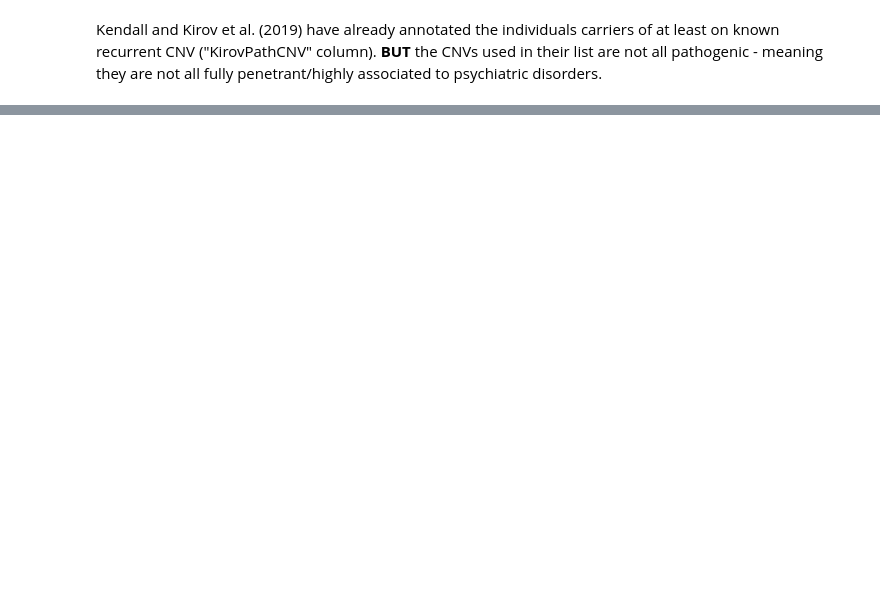
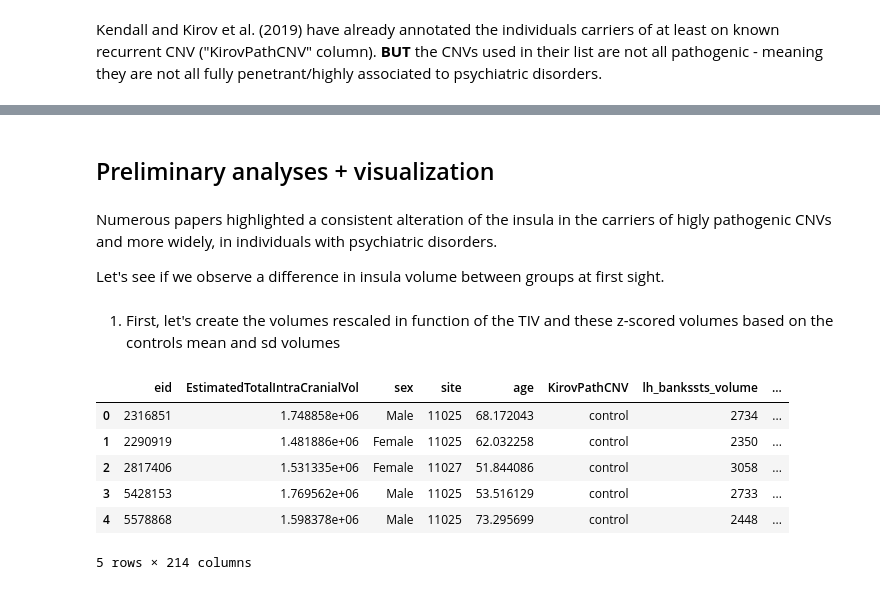
Before and after one commit to brainhack-school2020/EliseD_BLUP_Brain-Learning-Unicorn-Project, a Jupyter notebook: Data_description_and_selection.ipynb, the cells around one changed output, grey strips where cells are left out. Cells and saved outputs as stored; diff of their text form; code cells hidden in the pictures; blank space fills up the shorter version.

```diff
--- a/Data_description_and_selection.ipynb
+++ b/Data_description_and_selection.ipynb
@@ -66,0 +133,4 @@ I want to select only the ones from my list of pathogenic CNVs
+# %%
+# Create the binary groupe variable
+UKBB_gen_MRI["group"] = np.where(UKBB_gen_MRI.KirovPathCNV == "control", "control", "carrier")
+UKBB_gen_MRI['group'].value_counts()
@@ -66,0 +143,33 @@ I want to select only the ones from my list of pathogenic CNVs
+# %% [markdown]
+## Preliminary analyses + visualization
+# %% [markdown]
+Numerous papers highlighted a consistent alteration of the insula in the carriers of higly pathogenic CNVs and more widely, in individuals with psychiatric disorders.
+
+Let's see if we observe a difference in insula volume between groups at first sight.
+# %% [markdown]
+1) First, let's create the volumes rescaled in function of the TIV and these z-scored volumes based on the controls mean and sd volumes
+# %%
+# Subset of controls
+UKBB_gen_MRI_controls = UKBB_gen_MRI[UKBB_gen_MRI.KirovPathCNV == 'control']
+# %%
+# Create the TIV rescaled volumes columns
+cols = list(UKBB_gen_MRI.columns)
+cols = [e for e in cols if e not in ("eid", "EstimatedTotalIntraCranialVol", "sex", "site", "age", "KirovPathCNV","group")]
+#cols
+for col in cols:
+    # For the scores rescaled in function of the TIV
+    col_TIVres = col + '_TIVres'
+    UKBB_gen_MRI[col_TIVres] = UKBB_gen_MRI[col]/UKBB_gen_MRI["EstimatedTotalIntraCranialVol"]
+    # For the z-scored transformation of these new scores in function of the controls mean and sd volumes.
+    col_zscore = col + '_zscore'
+    UKBB_gen_MRI[col_zscore] = (UKBB_gen_MRI[col] - UKBB_gen_MRI_controls[col].mean())/UKBB_gen_MRI_controls[col].std(ddof=0)
+# %%
+UKBB_gen_MRI.head()
+# %% [output]
+|  | eid | EstimatedTotalIntraCranialVol | sex | site | age | KirovPathCNV | lh_bankssts_volume | ... |
+| 0 | 2316851 | 1.748858e+06 | Male | 11025 | 68.172043 | control | 2734 | ... |
+| 1 | 2290919 | 1.481886e+06 | Female | 11025 | 62.032258 | control | 2350 | ... |
+| 2 | 2817406 | 1.531335e+06 | Female | 11027 | 51.844086 | control | 3058 | ... |
+| 3 | 5428153 | 1.769562e+06 | Male | 11025 | 53.516129 | control | 2733 | ... |
+| 4 | 5578868 | 1.598378e+06 | Male | 11025 | 73.295699 | control | 2448 | ... |
+5 rows × 214 columns
```
Also changed, not shown: parts of 31 cells of this notebook, 1 other file.
